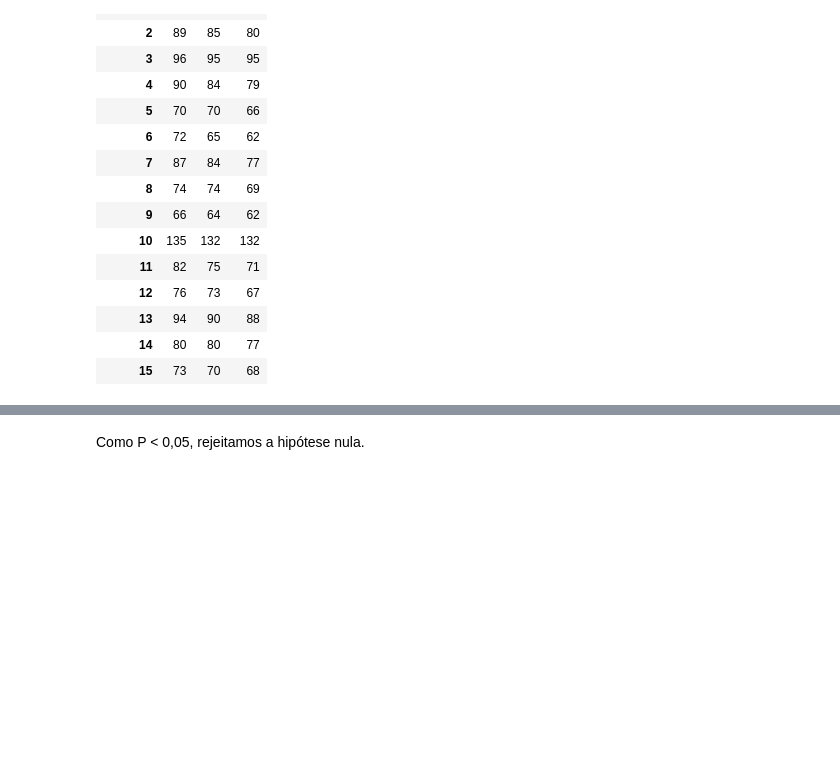
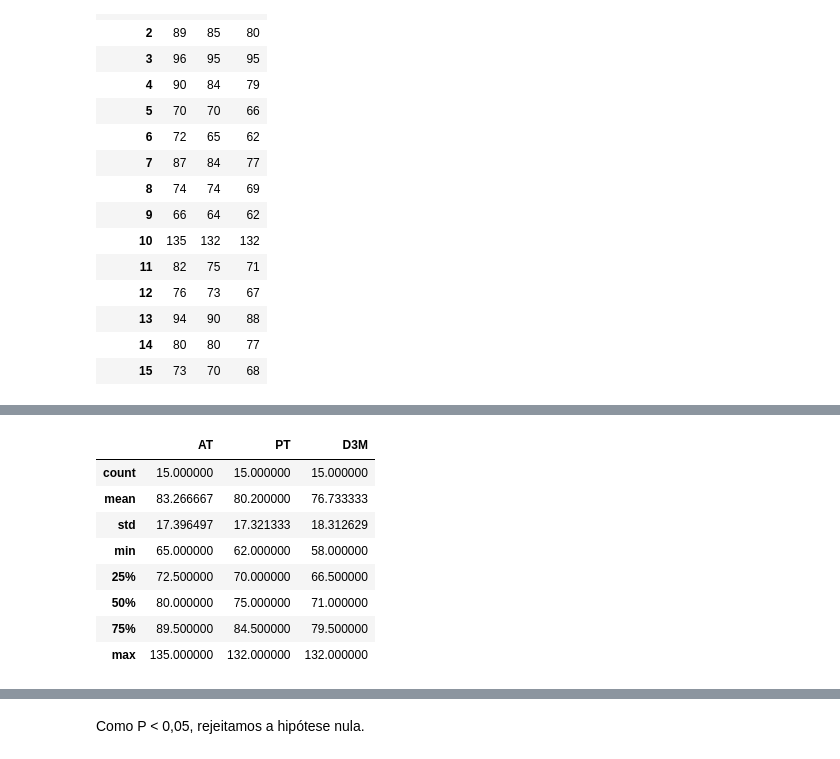
Before and after one commit to PauloViniciusR/Estatistica_dados, a Jupyter notebook: Estatistica_Inferencial/14_testes_hipoteses_nao_parametricos_friedman.ipynb, the cells around one changed output, grey strips where cells are left out. Saved outputs shown, nothing was run; the diff lists cells and outputs as text; code cells hidden in the pictures; blank space fills up the shorter version.

```diff
--- a/Estatistica_Inferencial/14_testes_hipoteses_nao_parametricos_friedman.ipynb
+++ b/Estatistica_Inferencial/14_testes_hipoteses_nao_parametricos_friedman.ipynb
@@ -47,0 +61,12 @@ df_cafe
+# %%
+df_cafe.describe()
+# %% [output]
+|  | AT | PT | D3M |
+| count | 15.000000 | 15.000000 | 15.000000 |
+| mean | 83.266667 | 80.200000 | 76.733333 |
+| std | 17.396497 | 17.321333 | 18.312629 |
+| min | 65.000000 | 62.000000 | 58.000000 |
+| 25% | 72.500000 | 70.000000 | 66.500000 |
+| 50% | 80.000000 | 75.000000 | 71.000000 |
+| 75% | 89.500000 | 84.500000 | 79.500000 |
+| max | 135.000000 | 132.000000 | 132.000000 |
```
Also changed, not shown: parts of 6 cells of this notebook, 1 other file.
